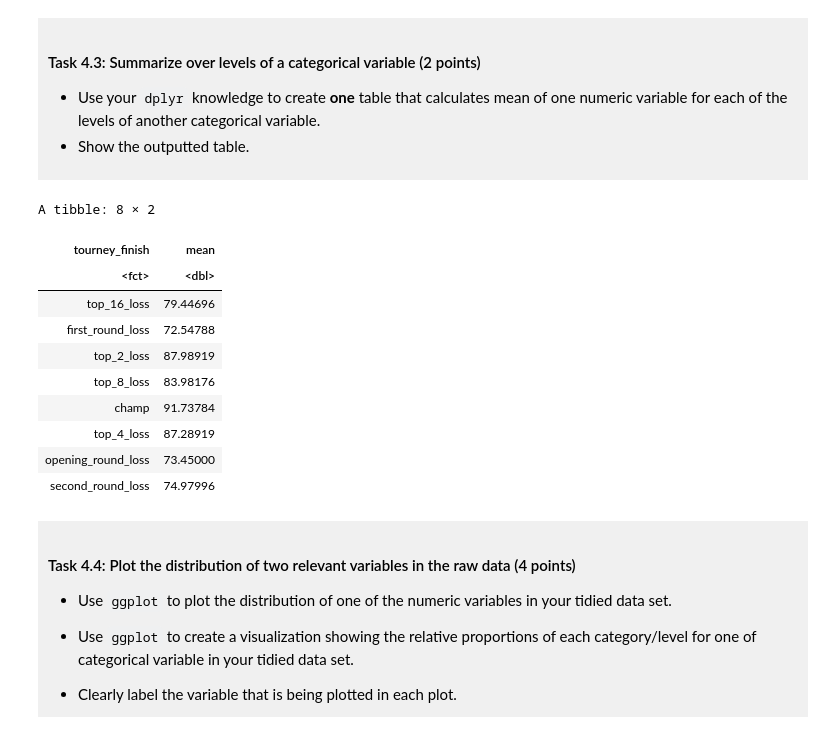
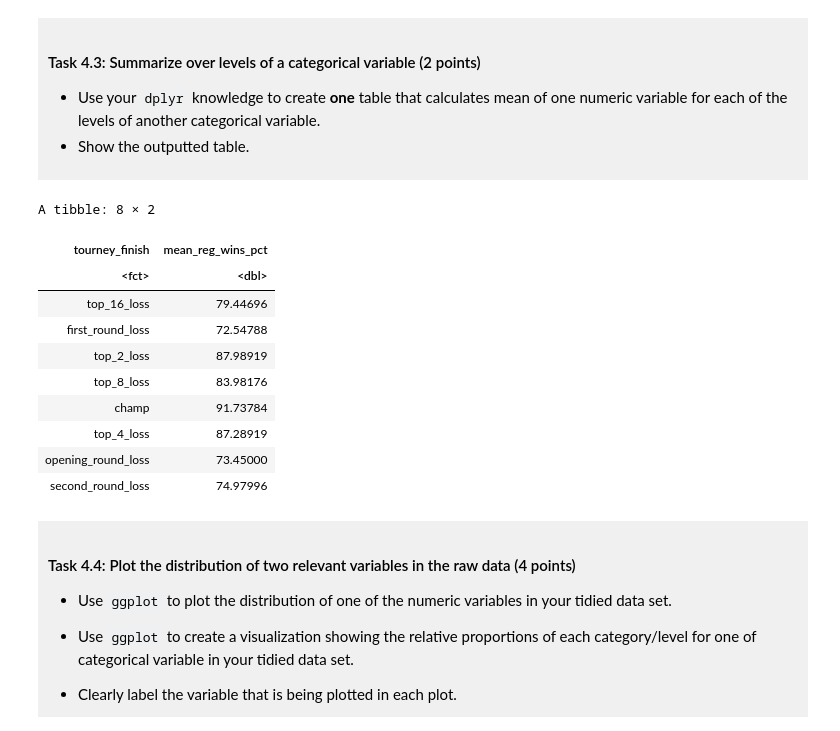
Before and after one commit to shayan631/dsci-100-project-shayan-miri, a Jupyter notebook: dsci-100-project-notebook.ipynb, the cells around one changed output. Drawn from its saved outputs; the diff is of its cells as text; code cells hidden in the pictures.

```diff
--- a/dsci-100-project-notebook.ipynb
+++ b/dsci-100-project-notebook.ipynb
@@ -327,11 +327,11 @@ A tibble: 9 × 2
 </div>
 # %%
 finish_means <- basketball_tidy |> group_by(tourney_finish) |>
-    summarise(mean = mean(reg_wins_pct, na.rm = TRUE))
+    summarise(mean_reg_wins_pct = mean(reg_wins_pct, na.rm = TRUE))
 finish_means
 # %% [output]
 A tibble: 8 × 2
-| tourney_finish | mean |
+| tourney_finish | mean_reg_wins_pct |
 | <fct> | <dbl> |
 | top_16_loss | 79.44696 |
 | first_round_loss | 72.54788 |
```
Also changed, not shown: parts of 9 cells of this notebook.
